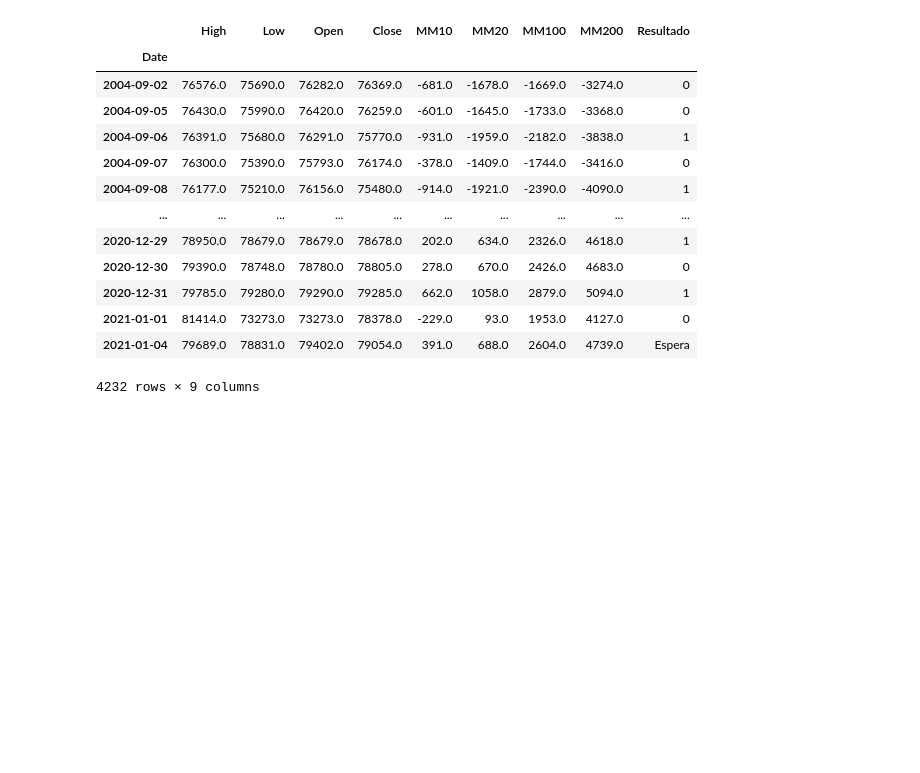
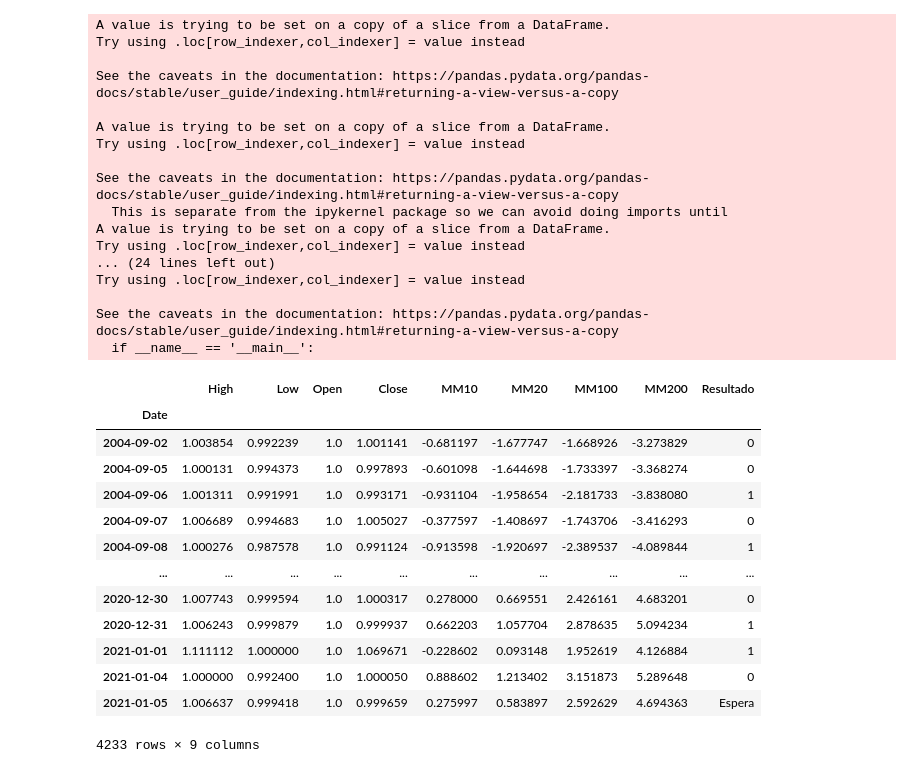
Before and after one commit to BigWalvi/An-lise-Financeira-com-Python, a Jupyter notebook: Arvore de Decisão/arvore_decisao_forex.ipynb, the cells around one changed output. Saved outputs shown, nothing was run; the diff lists cells and outputs as text; code cells hidden in the pictures; blank space fills up the shorter version.

```diff
--- a/Arvore de Decisão/arvore_decisao_forex.ipynb
+++ b/Arvore de Decisão/arvore_decisao_forex.ipynb
@@ -31,5 +31,5 @@ ativo
 # %%
-ativo = round(ativo*1000)
+#ativo = round(ativo*1000)
 # %%
 ativo['Close'].plot(figsize=(22,8))
 # %% [output]
@@ -49,25 +49,46 @@ ativo['Resultado'] = resultado
 # %%
 ativo = ativo.dropna()
 ativo['MM10'] = ativo['Close'] - ativo['MM10']
 ativo['MM20'] = ativo['Close'] - ativo['MM20']
 ativo['MM100'] = ativo['Close'] - ativo['MM100']
 ativo['MM200'] = ativo['Close'] - ativo['MM200']
+ativo['Close'] = ativo['Close'] / ativo['Open']
+ativo['Low'] = ativo['Low'] / ativo['Open']
+ativo['High'] = ativo['High'] / ativo['Open']
+ativo['Open'] = ativo['Open'] / ativo['Open']
 ativo
 # %% [output]
+A value is trying to be set on a copy of a slice from a DataFrame.
+Try using .loc[row_indexer,col_indexer] = value instead
+
+See the caveats in the documentation: https://pandas.pydata.org/pandas-docs/stable/user_guide/indexing.html#returning-a-view-versus-a-copy
+
+A value is trying to be set on a copy of a slice from a DataFrame.
+Try using .loc[row_indexer,col_indexer] = value instead
+
+See the caveats in the documentation: https://pandas.pydata.org/pandas-docs/stable/user_guide/indexing.html#returning-a-view-versus-a-copy
+  This is separate from the ipykernel package so we can avoid doing imports until
+A value is trying to be set on a copy of a slice from a DataFrame.
+Try using .loc[row_indexer,col_indexer] = value instead
+... (24 lines left out)
+Try using .loc[row_indexer,col_indexer] = value instead
+
+See the caveats in the documentation: https://pandas.pydata.org/pandas-docs/stable/user_guide/indexing.html#returning-a-view-versus-a-copy
+  if __name__ == '__main__':
 |  | High | Low | Open | Close | MM10 | MM20 | MM100 | MM200 | Resultado |
 | Date |  |  |  |  |  |  |  |  |  |
-| 2004-09-02 | 76576.0 | 75690.0 | 76282.0 | 76369.0 | -681.0 | -1678.0 | -1669.0 | -3274.0 | 0 |
-| 2004-09-05 | 76430.0 | 75990.0 | 76420.0 | 76259.0 | -601.0 | -1645.0 | -1733.0 | -3368.0 | 0 |
-| 2004-09-06 | 76391.0 | 75680.0 | 76291.0 | 75770.0 | -931.0 | -1959.0 | -2182.0 | -3838.0 | 1 |
-| 2004-09-07 | 76300.0 | 75390.0 | 75793.0 | 76174.0 | -378.0 | -1409.0 | -1744.0 | -3416.0 | 0 |
-| 2004-09-08 | 76177.0 | 75210.0 | 76156.0 | 75480.0 | -914.0 | -1921.0 | -2390.0 | -4090.0 | 1 |
+| 2004-09-02 | 1.003854 | 0.992239 | 1.0 | 1.001141 | -0.681197 | -1.677747 | -1.668926 | -3.273829 | 0 |
+| 2004-09-05 | 1.000131 | 0.994373 | 1.0 | 0.997893 | -0.601098 | -1.644698 | -1.733397 | -3.368274 | 0 |
+| 2004-09-06 | 1.001311 | 0.991991 | 1.0 | 0.993171 | -0.931104 | -1.958654 | -2.181733 | -3.838080 | 1 |
+| 2004-09-07 | 1.006689 | 0.994683 | 1.0 | 1.005027 | -0.377597 | -1.408697 | -1.743706 | -3.416293 | 0 |
+| 2004-09-08 | 1.000276 | 0.987578 | 1.0 | 0.991124 | -0.913598 | -1.920697 | -2.389537 | -4.089844 | 1 |
 | ... | ... | ... | ... | ... | ... | ... | ... | ... | ... |
-| 2020-12-29 | 78950.0 | 78679.0 | 78679.0 | 78678.0 | 202.0 | 634.0 | 2326.0 | 4618.0 | 1 |
-| 2020-12-30 | 79390.0 | 78748.0 | 78780.0 | 78805.0 | 278.0 | 670.0 | 2426.0 | 4683.0 | 0 |
-| 2020-12-31 | 79785.0 | 79280.0 | 79290.0 | 79285.0 | 662.0 | 1058.0 | 2879.0 | 5094.0 | 1 |
-| 2021-01-01 | 81414.0 | 73273.0 | 73273.0 | 78378.0 | -229.0 | 93.0 | 1953.0 | 4127.0 | 0 |
-| 2021-01-04 | 79689.0 | 78831.0 | 79402.0 | 79054.0 | 391.0 | 688.0 | 2604.0 | 4739.0 | Espera |
+| 2020-12-30 | 1.007743 | 0.999594 | 1.0 | 1.000317 | 0.278000 | 0.669551 | 2.426161 | 4.683201 | 0 |
+| 2020-12-31 | 1.006243 | 0.999879 | 1.0 | 0.999937 | 0.662203 | 1.057704 | 2.878635 | 5.094234 | 1 |
+| 2021-01-01 | 1.111112 | 1.000000 | 1.0 | 1.069671 | -0.228602 | 0.093148 | 1.952619 | 4.126884 | 1 |
+| 2021-01-04 | 1.000000 | 0.992400 | 1.0 | 1.000050 | 0.888602 | 1.213402 | 3.151873 | 5.289648 | 0 |
+| 2021-01-05 | 1.006637 | 0.999418 | 1.0 | 0.999659 | 0.275997 | 0.583897 | 2.592629 | 4.694363 | Espera |
-4232 rows × 9 columns
+4233 rows × 9 columns
 # %%
 previsores = ativo.iloc[:len(ativo)-1,0:8]
 classe = ativo.iloc[:len(ativo)-1,8]
```
Also changed, not shown: parts of 5 cells of this notebook.
